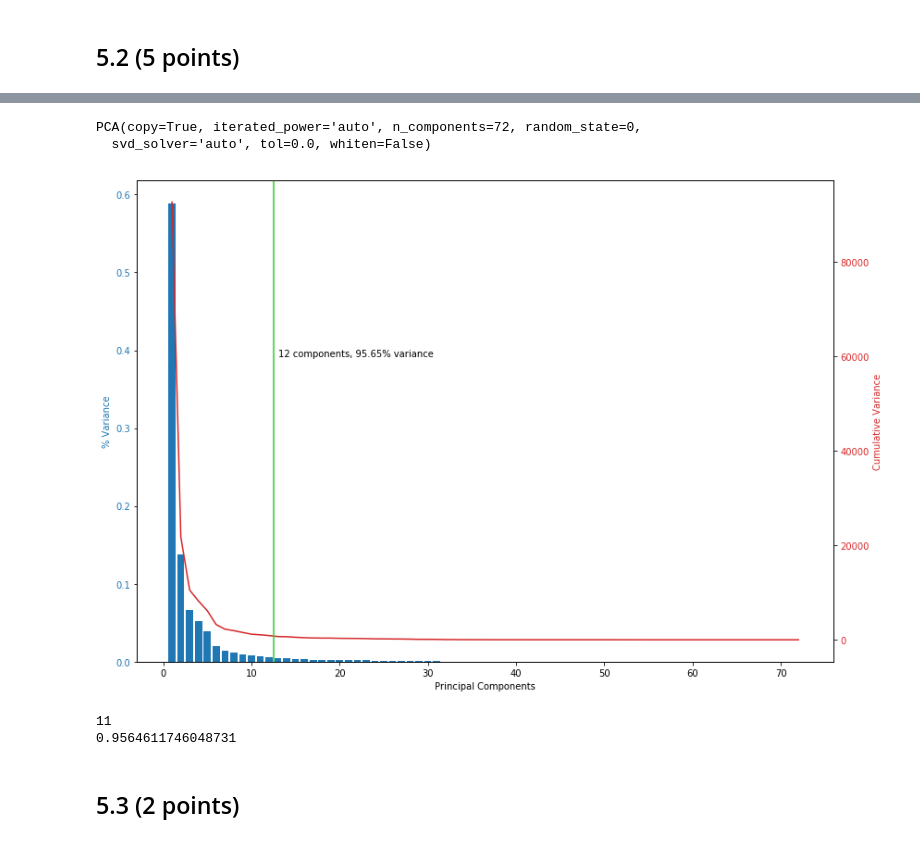
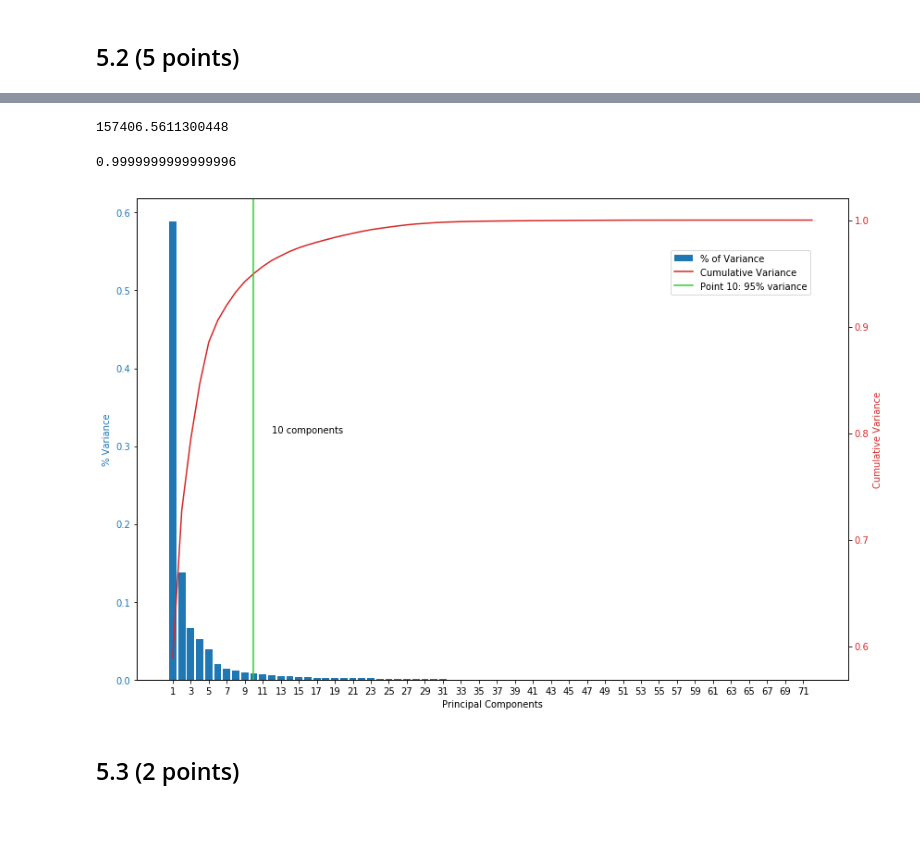
Before and after one commit to celinadong/IAML-CW2, a Jupyter notebook: Data/PartB/Part B - Bristol Air Quality.ipynb, the cells around one changed output, grey strips where cells are left out. Drawn from its saved outputs; the diff is of its cells as text; code cells hidden in the pictures.

```diff
--- a/Data/PartB/Part B - Bristol Air Quality.ipynb
+++ b/Data/PartB/Part B - Bristol Air Quality.ipynb
@@ -370,6 +370,6 @@ gases_df = bristolair_day.drop(['SiteID', 'Date'], axis=1)
 # Plot first five lines
 fig, axes = plt.subplots(5, 1, figsize=(18, 20))
 for i in range(5):
-    ax = sns.lineplot(data=gases_df.iloc[i], ax=axes[i])
+    ax = sns.lineplot(data=gases_df.iloc[i], ax=axes[i], label="Row {}".format(i))
     ax.set_xticklabels(gases_df.columns.values, rotation=70)
 # %% [output]
@@ -401,10 +379,8 @@ bristol_site1.drop(['SiteID', 'Date'], axis = 1)
-# %%
-# Extract data from Site 1
-bristol_site1 = bristolair_day[bristolair_day['SiteID']==1]
-bristol_site1 = bristol_site1.drop(['SiteID', 'Date'], axis = 1)
-
-pca = PCA(n_components=72, random_state=0)
-pca.fit(bristol_site1)
-# %% [output]
-PCA(copy=True, iterated_power='auto', n_components=72, random_state=0,
-  svd_solver='auto', tol=0.0, whiten=False)
+# %%
+sum(pca.explained_variance_)
+# %% [output]
+157406.5611300448
+# %%
+sum(pca.explained_variance_ratio_)
+# %% [output]
+0.9999999999999996
@@ -411,50 +389,50 @@ PCA(copy=True, iterated_power='auto', n_components=72, random_state=0,
 # %%
+# Extract data from Site 1
+bristol_site1 = bristolair_day[bristolair_day['SiteID']==1]
+site1 = bristol_site1.drop(['SiteID', 'Date'], axis = 1)
+# Run PCA with 72 components
+pca = PCA(n_components=72, random_state=0)
+pca.fit(site1)
+
+
+# Plot graph
 X = np.linspace(1, 72, num=72, endpoint=True)
 fig, ax1 = plt.subplots(figsize=(12,8))
 
-# Data
+# % of variance explained by each principal component (bar chart)
 percentage_var = pca.explained_variance_ratio_
-variance = pca.explained_variance_
-
-# % of variance explained by each principal component (bar chart)
 color = 'tab:blue'
 ax1.set_xlabel('Principal Components')
 ax1.set_ylabel('% Variance', color=color)
-ax1.bar(X, percentage_var, color=color)#, label='% of Variance')
+bar = ax1.bar(X, percentage_var, color=color, label='% of Variance')
 ax1.tick_params(axis='y', labelcolor=color)
 
-# Cumulative variance (line plot) explained by the first **n components*********************
+# Cumulative variance (line plot)
+cum_var = percentage_var.cumsum()
 ax2 = ax1.twinx()
 color = 'tab:red'
 ax2.set_ylabel('Cumulative Variance', color=color)  # we already handled the x-label with ax1
-ax2.plot(X, variance, color=color)#, label='Cumulative Variance')
+line = ax2.plot(X, cum_var, color=color, label='Cumulative Variance')
 ax2.tick_params(axis='y', labelcolor=color)
+ax2.legend(loc=0)
 
-# Mark the point at which the number of components collectively explain at least 95% of the variance (vertical line)
-pca_index = 0
-variance_95 = 0
-while (variance_95 < 0.95):
-    variance_95 += percentage_var[pca_index]
-    pca_index += 1
-plt.axvline(pca_index+1.5, color='limegreen')
-plt.text(pca_index+2, 60000, '12 components, 95.65% variance')
+#Mark the point at which the number of components collectively explain at least 95% of the variance (vertical line)
+for i, var in enumerate(cum_var):
+    if (var > 0.95):
+        pca_index = i;
+        break
+vline = plt.axvline(pca_index, ymin=0, ymax=1, color='limegreen', label='Point 10: 95% variance')
+plt.text(pca_index+2, 0.8, '10 components')
 
-#plt.legend()
-#plt.xticks(np.arange(1, 72, 1))
+# Show labels in legend
+lines, labels = ax1.get_legend_handles_labels()
+lines2, labels2 = ax2.get_legend_handles_labels()
+ax2.legend(lines + lines2, labels + labels2, loc=(0.75, 0.8))
+
+plt.xticks(np.arange(1, 72, 2))
 fig.tight_layout()
 plt.show()
 # %% [output]
-[figure, old version]
+[figure, new version]
-# %%
-pca_index = 0
-variance_95 = 0
-while (variance_95 < 0.95):
-    variance_95 += percentage_var[pca_index]
-    pca_index += 1
-print(pca_index)
-print(variance_95)
-# %% [output]
-11
-0.9564611746048731
 # %% [markdown]
 ## 5.3 (2 points)
```
Also changed, not shown: parts of 16 cells of this notebook, 1 other file.
